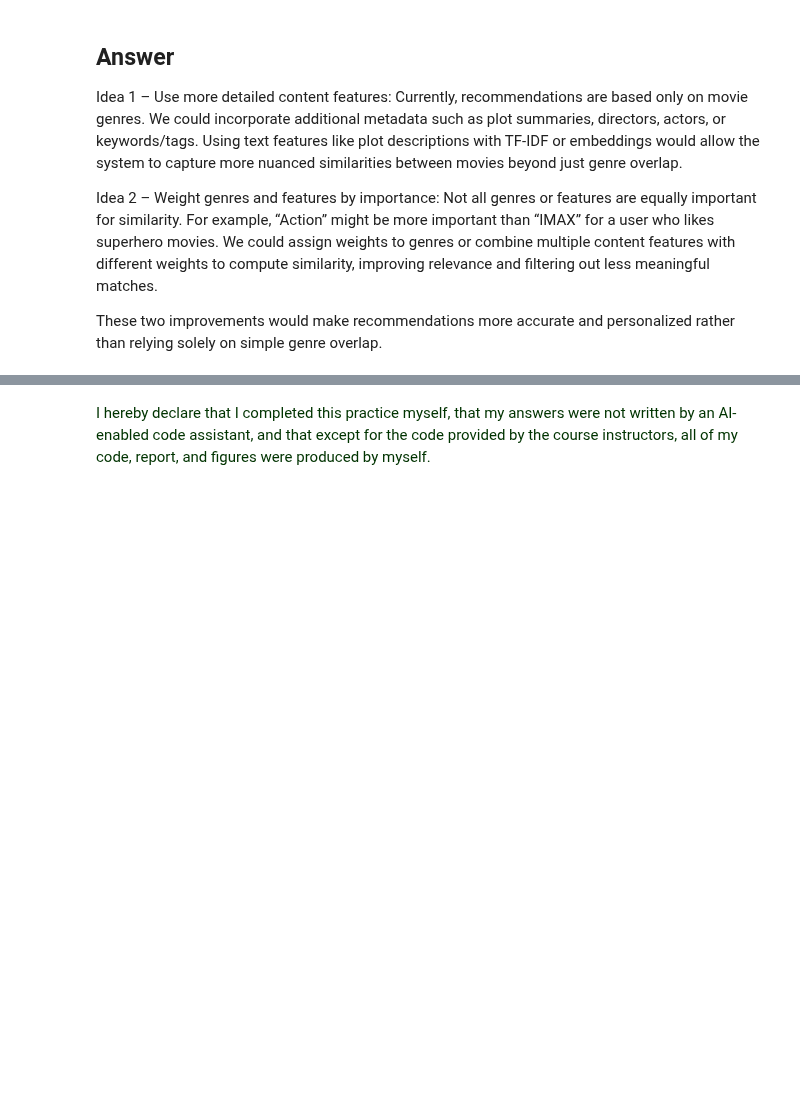
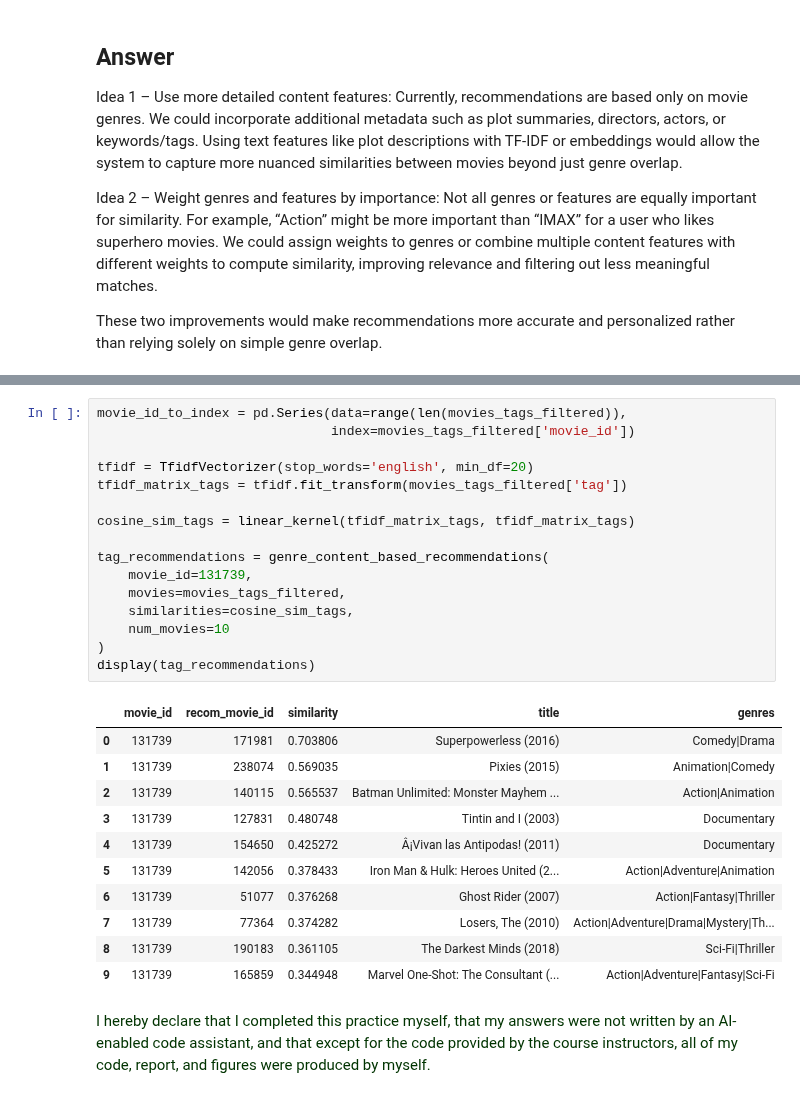
Before and after one commit to zsykk/datamining_2nd, a Jupyter notebook: ps05_content_based_recsys.ipynb, the cells around one changed output, grey strips where cells are left out. Cells and saved outputs as stored; diff of their text form; blank space fills up the shorter version.

```diff
--- a/ps05_content_based_recsys.ipynb
+++ b/ps05_content_based_recsys.ipynb
@@ -886,2 +670,30 @@ For more learning and extra points, use the user-defined tags defined in the `ml
+# %%
+movie_id_to_index = pd.Series(data=range(len(movies_tags_filtered)),
+                              index=movies_tags_filtered['movie_id'])
+
+tfidf = TfidfVectorizer(stop_words='english', min_df=20)
+tfidf_matrix_tags = tfidf.fit_transform(movies_tags_filtered['tag'])
+
+cosine_sim_tags = linear_kernel(tfidf_matrix_tags, tfidf_matrix_tags)
+
+tag_recommendations = genre_content_based_recommendations(
+    movie_id=131739,
+    movies=movies_tags_filtered,
+    similarities=cosine_sim_tags,
+    num_movies=10
+)
+display(tag_recommendations)
+# %% [output]
+|  | movie_id | recom_movie_id | similarity | title | genres |
+| 0 | 131739 | 171981 | 0.703806 | Superpowerless (2016) | Comedy|Drama |
+| 1 | 131739 | 238074 | 0.569035 | Pixies (2015) | Animation|Comedy |
+| 2 | 131739 | 140115 | 0.565537 | Batman Unlimited: Monster Mayhem ... | Action|Animation |
+| 3 | 131739 | 127831 | 0.480748 | Tintin and I (2003) | Documentary |
+| 4 | 131739 | 154650 | 0.425272 | Â¡Vivan las Antipodas! (2011) | Documentary |
+| 5 | 131739 | 142056 | 0.378433 | Iron Man & Hulk: Heroes United (2... | Action|Adventure|Animation |
+| 6 | 131739 | 51077 | 0.376268 | Ghost Rider (2007) | Action|Fantasy|Thriller |
+| 7 | 131739 | 77364 | 0.374282 | Losers, The (2010) | Action|Adventure|Drama|Mystery|Th... |
+| 8 | 131739 | 190183 | 0.361105 | The Darkest Minds (2018) | Sci-Fi|Thriller |
+| 9 | 131739 | 165859 | 0.344948 | Marvel One-Shot: The Consultant (... | Action|Adventure|Fantasy|Sci-Fi |
 # %% [markdown]
 <font size="+2" color="#003300">I hereby declare that I completed this practice myself, that my answers were not written by an AI-enabled code assistant, and that except for the code provided by the course instructors, all of my code, report, and figures were produced by myself.</font>
```
Also changed, not shown: parts of 26 cells of this notebook.
